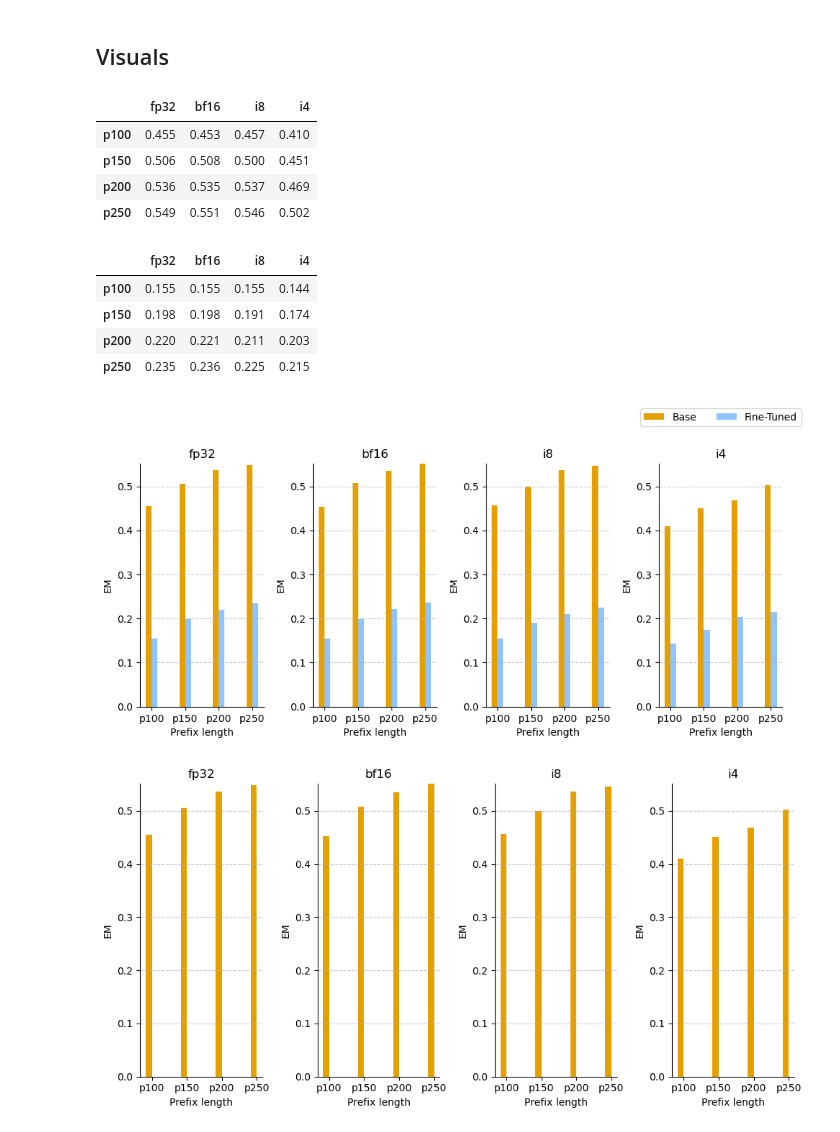
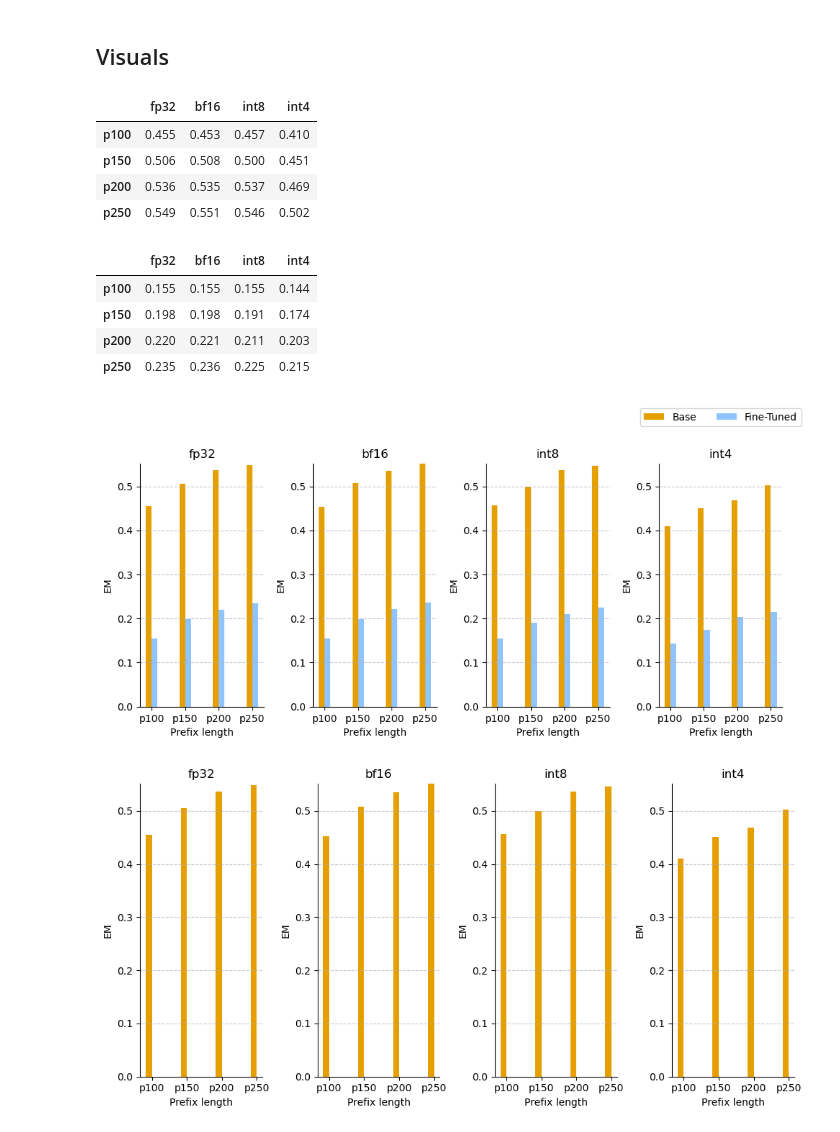
Before and after one commit to AISE-TUDelft/LLM4Code-memtune-ext, a Jupyter notebook: experiments/quantization/forgetting/results/results_forg.ipynb, the cells around one changed output. Drawn from its saved outputs; the diff is of its cells as text; code cells hidden in the pictures.

```diff
--- a/experiments/quantization/forgetting/results/results_forg.ipynb
+++ b/experiments/quantization/forgetting/results/results_forg.ipynb
@@ -195,8 +195,8 @@ fig.savefig('./quant_attack_forg_ep.pdf', format='pdf')
 [figure]
 # %%
 #"#E69F00", "#56B4E9", "#009E73", "#0072B2", "#D55E00", "#CC79A7", "#F0E442"
-line_cycler   = (cycler(color=["#FF2525", "#90C4FF", "#009E73", "#0072B2", "#D55E00",  "#F0E442", "#E69F00"]) +
-                 cycler(linestyle=["-", "--", "-.", ":", "-", "--", "-."]))
+line_cycler   = (cycler.cycler(color=["#FF2525", "#90C4FF", "#009E73", "#0072B2", "#D55E00",  "#F0E442", "#E69F00"]) +
+                 cycler.cycler(linestyle=["-", "--", "-.", ":", "-", "--", "-."]))
 
 ep0 = df_ep_mem_plot.T['ep0']
 ep3 = df_ep_mem_plot.T['ep3']
@@ -511,12 +509,12 @@ plen_i4_ep0
 # %%
 df_plen_ep0 = pd.DataFrame({'fp32': plen_fp32_ep0['em'],
                             'bf16': plen_bf16_ep0['em'],
-                            'i8': plen_i8_ep0['em'],
-                            'i4': plen_i4_ep0['em']
+                            'int8': plen_i8_ep0['em'],
+                            'int4': plen_i4_ep0['em']
                             })
 df_plen_ep0
 # %% [output]
-|  | fp32 | bf16 | i8 | i4 |
+|  | fp32 | bf16 | int8 | int4 |
 | p100 | 0.455 | 0.453 | 0.457 | 0.410 |
 | p150 | 0.506 | 0.508 | 0.500 | 0.451 |
 | p200 | 0.536 | 0.535 | 0.537 | 0.469 |
@@ -524,20 +522,17 @@ df_plen_ep0
 # %%
 df_plen_ep3 = pd.DataFrame({'fp32': plen_fp32_absolute['em'],
                             'bf16': plen_bf16_absolute['em'],
-                            'i8': plen_i8_absolute['em'],
-                            'i4': plen_i4_absolute['em']
+                            'int8': plen_i8_absolute['em'],
+                            'int4': plen_i4_absolute['em']
                             })
 df_plen_ep3
 # %% [output]
-|  | fp32 | bf16 | i8 | i4 |
+|  | fp32 | bf16 | int8 | int4 |
 | p100 | 0.155 | 0.155 | 0.155 | 0.144 |
 | p150 | 0.198 | 0.198 | 0.191 | 0.174 |
 | p200 | 0.220 | 0.221 | 0.211 | 0.203 |
 | p250 | 0.235 | 0.236 | 0.225 | 0.215 |
 # %%
-line_cycler   = (cycler(color=["#90C4FF", "#009E73", "#0072B2", "#D55E00",  "#F0E442", "#E69F00", "#FF2525"]) +
-                 cycler(linestyle=["-", "--", "-.", ":", "-", "--", "-."]))
-
 
 
 fig, axes = plt.subplots(1, 4, figsize=(10, 5))  # Increased figure width
@@ -549,7 +544,7 @@ num_bars = len(df_plen_ep0.index)
 bar_width = 0.35
 
 # Define a color palette
-labels = ['fp32', 'bf16', 'i8', 'i4']
+labels = ['fp32', 'bf16', 'int8', 'int4']
 max_value = max(df_plen_ep0.max().max(), df_plen_ep3.max().max())
 
 # Define positions for the bars
@@ -568,34 +563,34 @@ for i, label in enumerate(labels):
     ax.bar(positions_ep0, df_plen_ep0[label], width, label='Base', color='#E69F00')
     ax.bar(positions_ep3, df_plen_ep3[label], width, label='Fine-Tuned', color='#90C4FF')
 
     # Hide all but the bottom spines (axis lines)
     ax.spines["right"].set_visible(False)
     ax.spines["top"].set_visible(False)
 
     ax.set_xlabel('Prefix length')
     ax.set_ylabel('EM')
     ax.set_title(f'{label}')
 
     #ax.legend(loc='upper center', bbox_to_anchor=(0.5, 1.15), ncol=2)
 
     # Set the same y-axis limit
     ax.set_ylim(0, max_value)
 
     # Set x-ticks to the center of the bars
     ax.set_xticks(bar_positions)
     ax.set_xticklabels(df_plen_ep0.index)
 
     # Optional grid
     ax.grid(axis='y', linestyle='--', alpha=0.7)
 
 #plt.legend(bbox_to_anchor=(1, 1))
 #plt.legend(loc='upper left', bbox_to_anchor=(-2.4, 1.3), ncol=2)
 plt.legend(loc='upper center', bbox_to_anchor=(0.5, 1.25), ncol=2)
 plt.tight_layout()
 plt.show()
 fig.savefig('./quant_attack_forget_plen.pdf', format='pdf')
 # %% [output]
-[figure, old version]
+[figure, new version]
 # %%
 fig, axes = plt.subplots(1, 4, figsize=(10, 5))  # Increased figure width
 axes = axes.flatten()
@@ -606,7 +601,7 @@ num_bars = len(df_plen_ep0.index)
 bar_width = 0.35
 
 # Define a color palette
-labels = ['fp32', 'bf16', 'i8', 'i4']
+labels = ['fp32', 'bf16', 'int8', 'int4']
 max_value = max(df_plen_ep0.max().max(), df_plen_ep3.max().max())
 
 # Define positions for the bars
@@ -652,4 +647,4 @@ plt.tight_layout()
 plt.show()
 fig.savefig('./quant_attack_forget_plen_pre.pdf', format='pdf')
 # %% [output]
-[figure, old version]
+[figure, new version]
```
Also changed, not shown: parts of 1 cell of this notebook, 14 other files.
